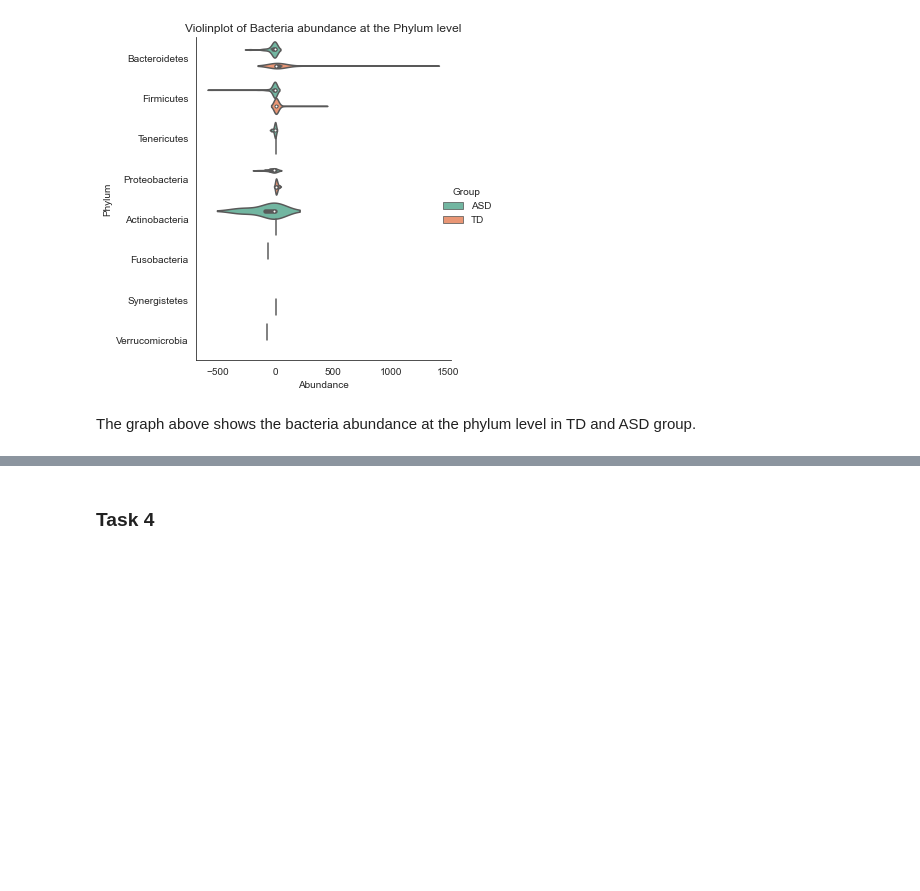
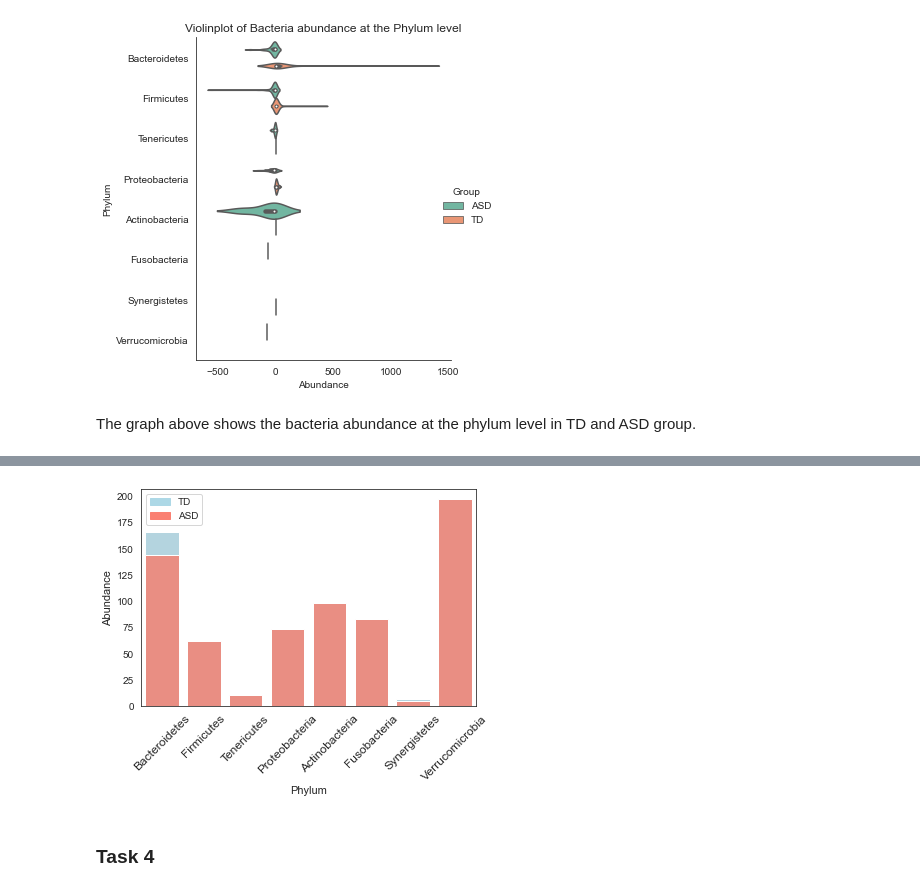
Before and after one commit to data301-2021-summer2/project-group45-project, a Jupyter notebook: analysis/Tara/milestone2/data_analysis.ipynb, the cells around one changed output, grey strips where cells are left out. Cells and saved outputs as stored; diff of their text form; code cells hidden in the pictures; blank space fills up the shorter version.

```diff
--- a/analysis/Tara/milestone2/data_analysis.ipynb
+++ b/analysis/Tara/milestone2/data_analysis.ipynb
@@ -260,3 +274,20 @@ I think the graph without the error bars would be better as it's cleaner compare
+# %%
+b1 = sns.barplot(x='Phylum', y='TDmean', data=df, ci=None, color='lightblue')
+b2= sns.barplot(x='Phylum', y='ASDmean', data=df, ci=None, color='salmon')
+
+locs, labels = plt.xticks()
+plt.setp(labels, rotation=45, fontsize='large')
+plt.xlabel('Phylum', fontsize=11)
+plt.ylabel('Abundance', fontsize=11)
+top_bar = mpatches.Patch(color="lightblue", label='TD')
+bottom_bar = mpatches.Patch(color='salmon', label='ASD')
+plt.legend(handles=[top_bar, bottom_bar])
+
+
+
+plt.show()
+# %% [output]
+[figure, added]
 # %% [markdown]
 ### Task 4
 # %% [markdown]
```
Also changed, not shown: parts of 12 cells of this notebook, 2 other files.
